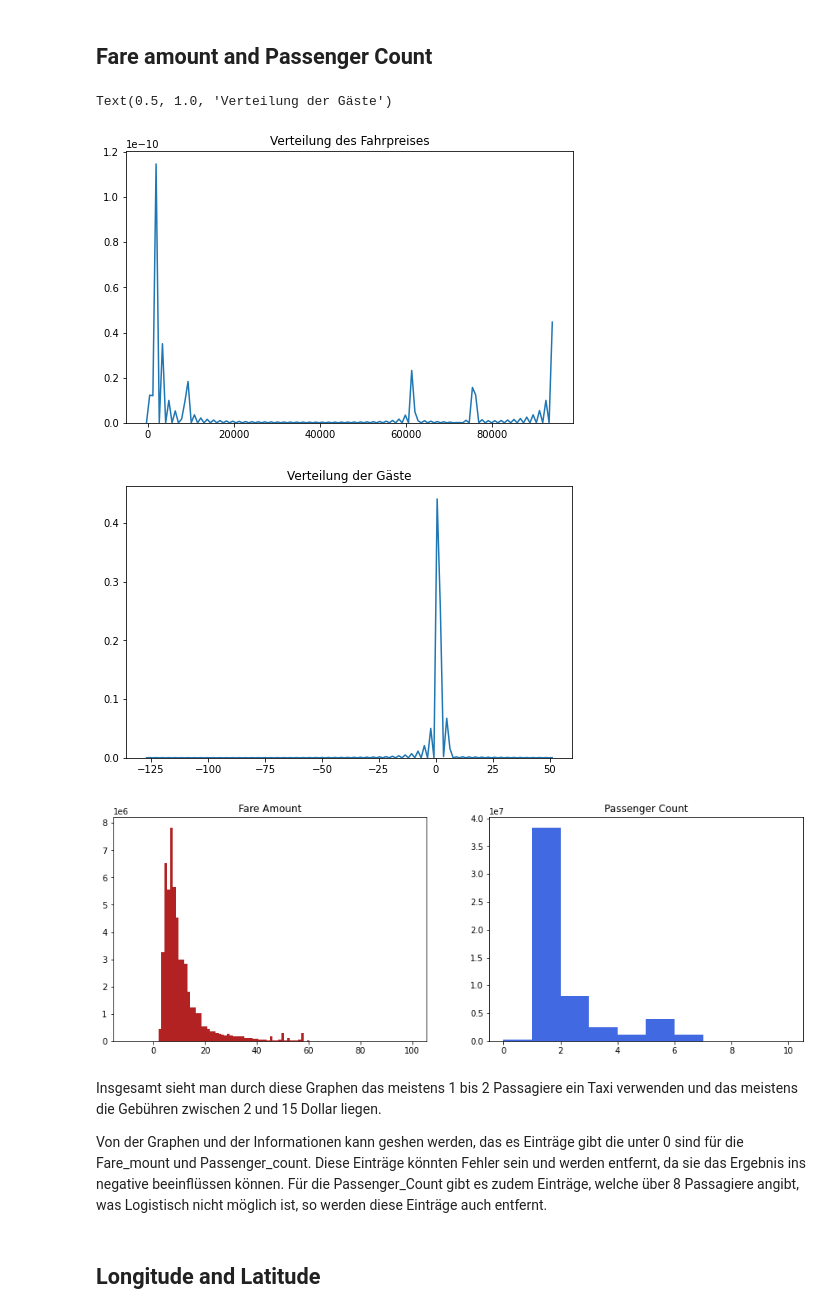
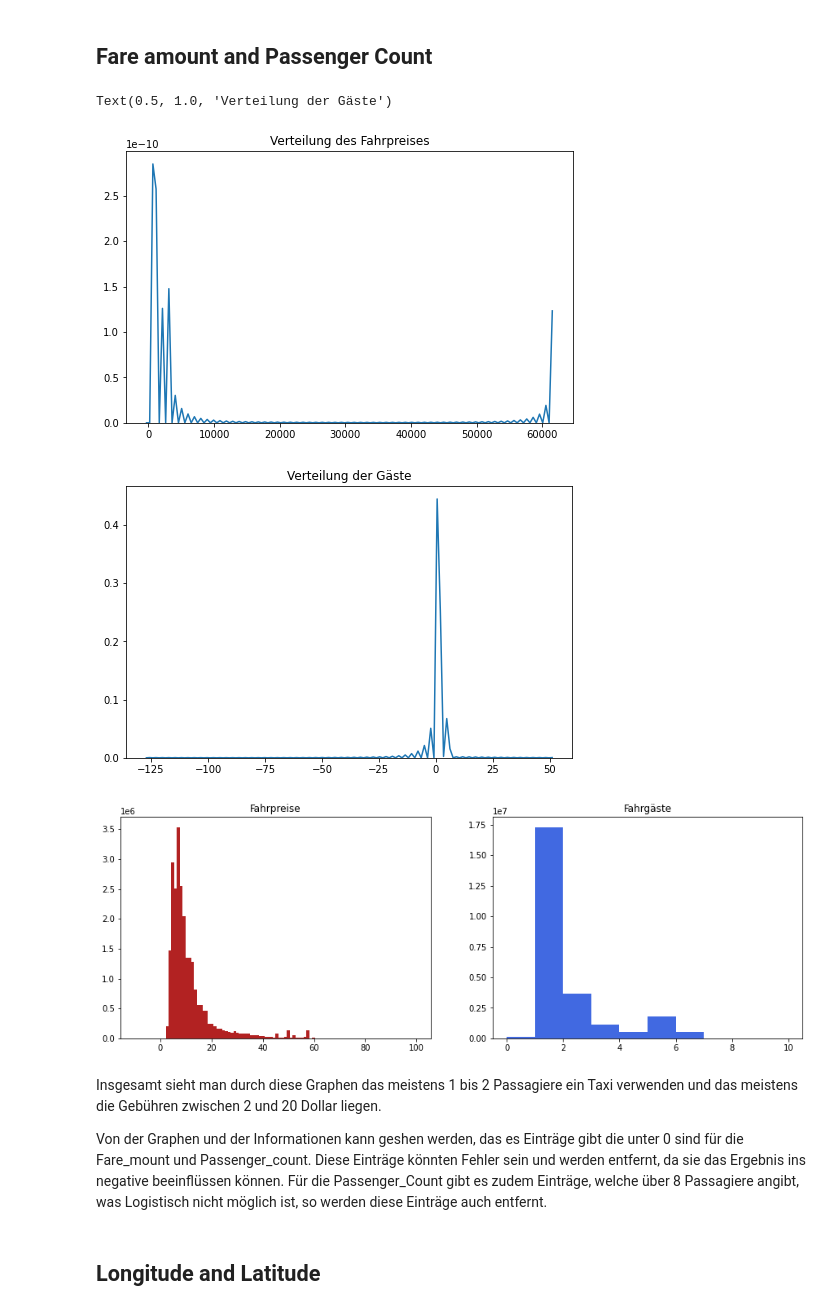
Before and after one commit to AyHaski/BigDataAnalyticsProject, a Jupyter notebook: Kopie_von_Rapids_Colab.ipynb, the cells around one changed output. Saved outputs shown, nothing was run; the diff lists cells and outputs as text; code cells hidden in the pictures.

```diff
--- a/Kopie_von_Rapids_Colab.ipynb
+++ b/Kopie_von_Rapids_Colab.ipynb
@@ -144,6 +134,6 @@ cols = list(traintypes.keys())
 usecols = cols
 # %%
 %%time
-test_1 = cudf.read_csv(base_path +'/test.csv', usecols=cols, dtype=traintypes)
-train_1 = cudf.read_csv(base_path +'/train.csv', usecols=cols, dtype=traintypes)
+test_1 = cudf.read_csv(base_path +'/test.csv', usecols=cols, dtype=traintypes, nrows=25000000)
+train_1 = cudf.read_csv(base_path +'/train.csv', usecols=cols, dtype=traintypes, nrows=25000000)
 # %% [output]
@@ -226,20 +216,20 @@ plt.figure(figsize=(8,5))
 sns.kdeplot(passenger_count).set_title("Verteilung der Gäste")
 # %% [output]
 Text(0.5, 1.0, 'Verteilung der Gäste')
-[figure, old version]
+[figure, new version]
 [figure]
 # %%
 fig,(ax1,ax2)=plt.subplots(1,2,figsize=(15,5))
 ax1.hist(fare_amount, bins=100, range=(-10,100), color='firebrick')
-ax1.set_title('Fare Amount')
+ax1.set_title('Fahrpreise')
 
 ax2.hist(passenger_count,bins=10, range=(0,10), color='royalblue')
-ax2.set_title('Passenger Count')
+ax2.set_title('Fahrgäste')
 plt.show()
 # %% [output]
-[figure, old version]
+[figure, new version]
 # %% [markdown]
-Insgesamt sieht man durch diese Graphen das meistens 1 bis 2 Passagiere ein Taxi verwenden und das meistens die Gebühren zwischen 2 und 15 Dollar liegen.
+Insgesamt sieht man durch diese Graphen das meistens 1 bis 2 Passagiere ein Taxi verwenden und das meistens die Gebühren zwischen 2 und 20 Dollar liegen.
 
 Von der Graphen und der Informationen kann geshen werden, das es Einträge gibt die unter 0 sind für die Fare_mount und Passenger_count. Diese Einträge könnten Fehler sein und werden entfernt, da sie das Ergebnis ins negative beeinflüssen können. Für die Passenger_Count gibt es zudem Einträge, welche über 8 Passagiere angibt, was Logistisch nicht möglich ist, so werden diese Einträge auch entfernt.
 # %%
```
Also changed, not shown: parts of 106 cells of this notebook.
